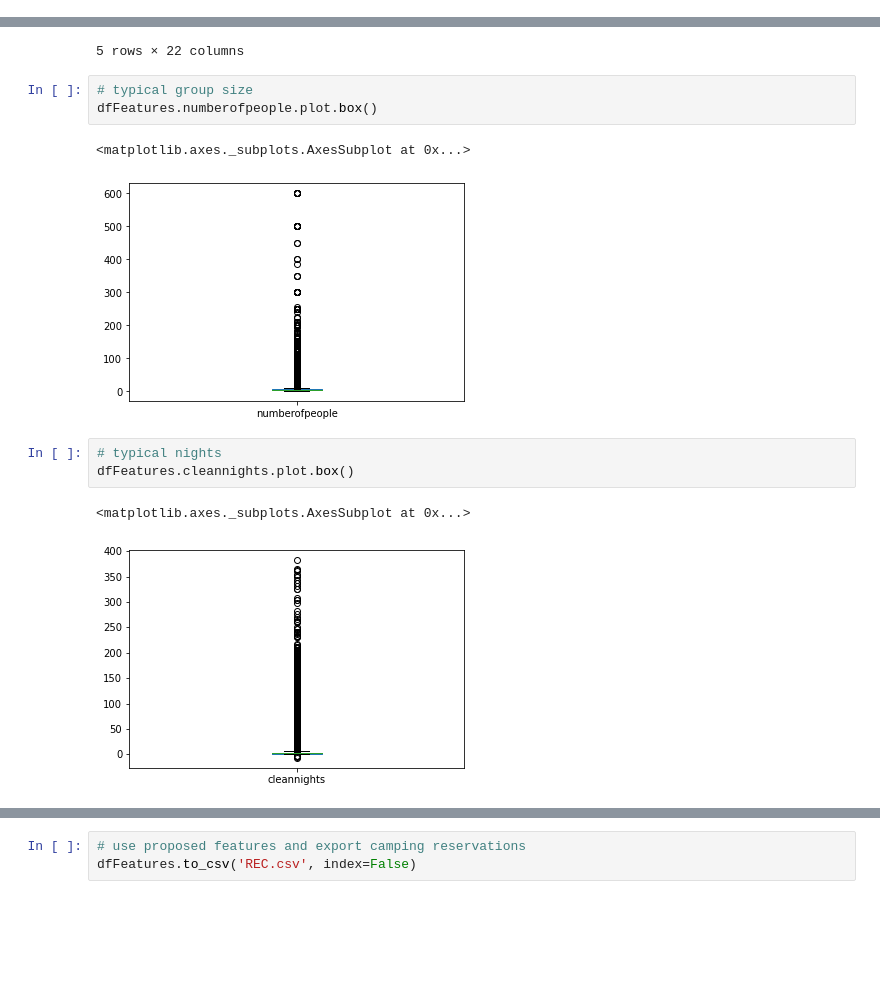
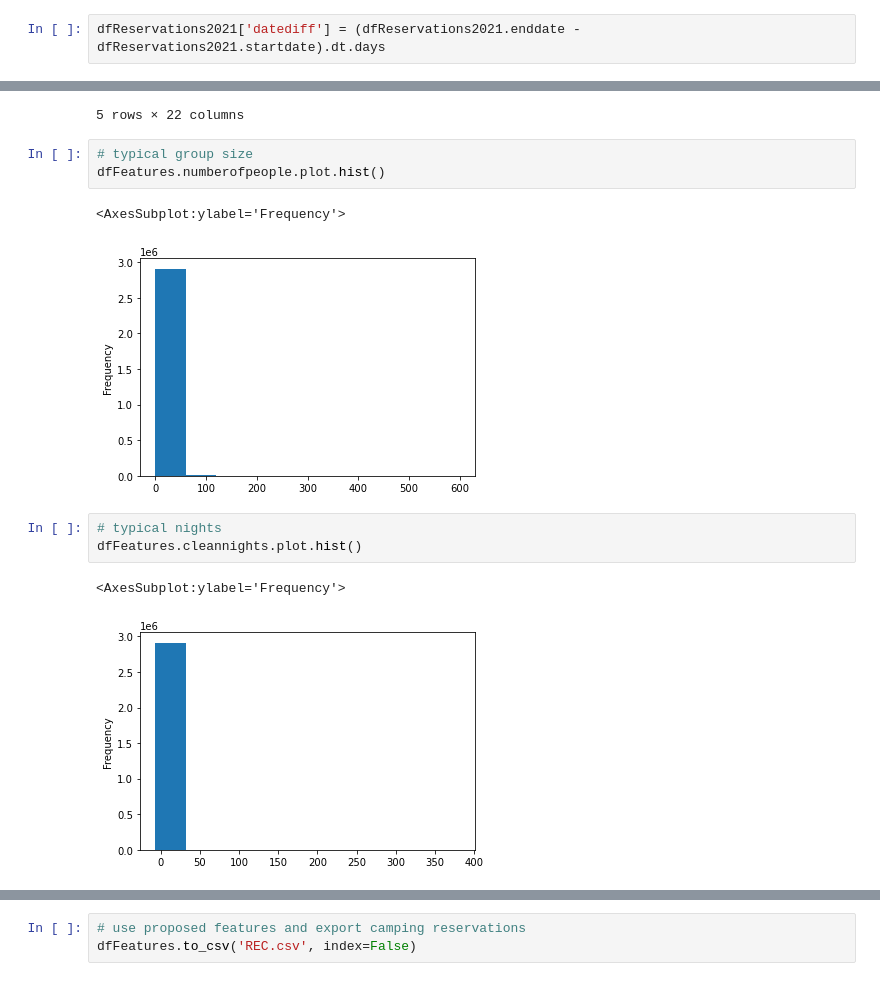
Before and after one commit to burgwyn/DATA602, a Jupyter notebook: Reservations.ipynb, the cells around one changed output, grey strips where cells are left out. Drawn from its saved outputs; the diff is of its cells as text; blank space fills up the shorter version.

```diff
--- a/Reservations.ipynb
+++ b/Reservations.ipynb
@@ -123,0 +186,2 @@ dfReservations2021.drop_duplicates(subset=['orderno'], keep='last', inplace=True
+# %%
+dfReservations2021['datediff'] = (dfReservations2021.enddate - dfReservations2021.startdate).dt.days
@@ -493,16 +495,16 @@ dfFeatures.head()
 5 rows × 22 columns
 # %%
 # typical group size
-dfFeatures.numberofpeople.plot.box()
+dfFeatures.numberofpeople.plot.hist()
 # %% [output]
-<matplotlib.axes._subplots.AxesSubplot at 0x...>
+<AxesSubplot:ylabel='Frequency'>
-[figure, old version]
+[figure, new version]
 # %%
 # typical nights
-dfFeatures.cleannights.plot.box()
+dfFeatures.cleannights.plot.hist()
 # %% [output]
-<matplotlib.axes._subplots.AxesSubplot at 0x...>
+<AxesSubplot:ylabel='Frequency'>
-[figure, old version]
+[figure, new version]
 # %%
 # plot people vs nights
 dfFeatures.plot.scatter(x='numberofpeople', y='cleannights')
```
Also changed, not shown: parts of 67 cells of this notebook.
